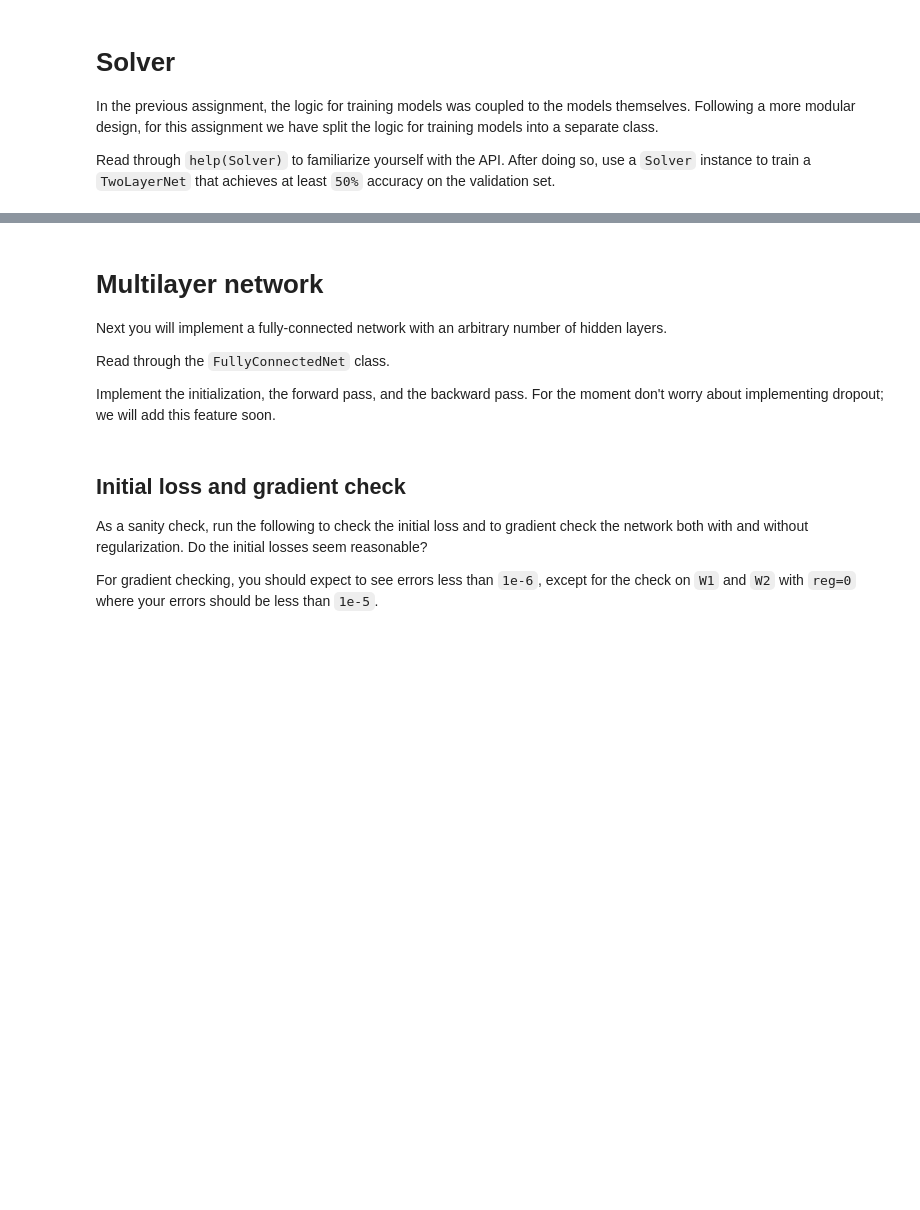
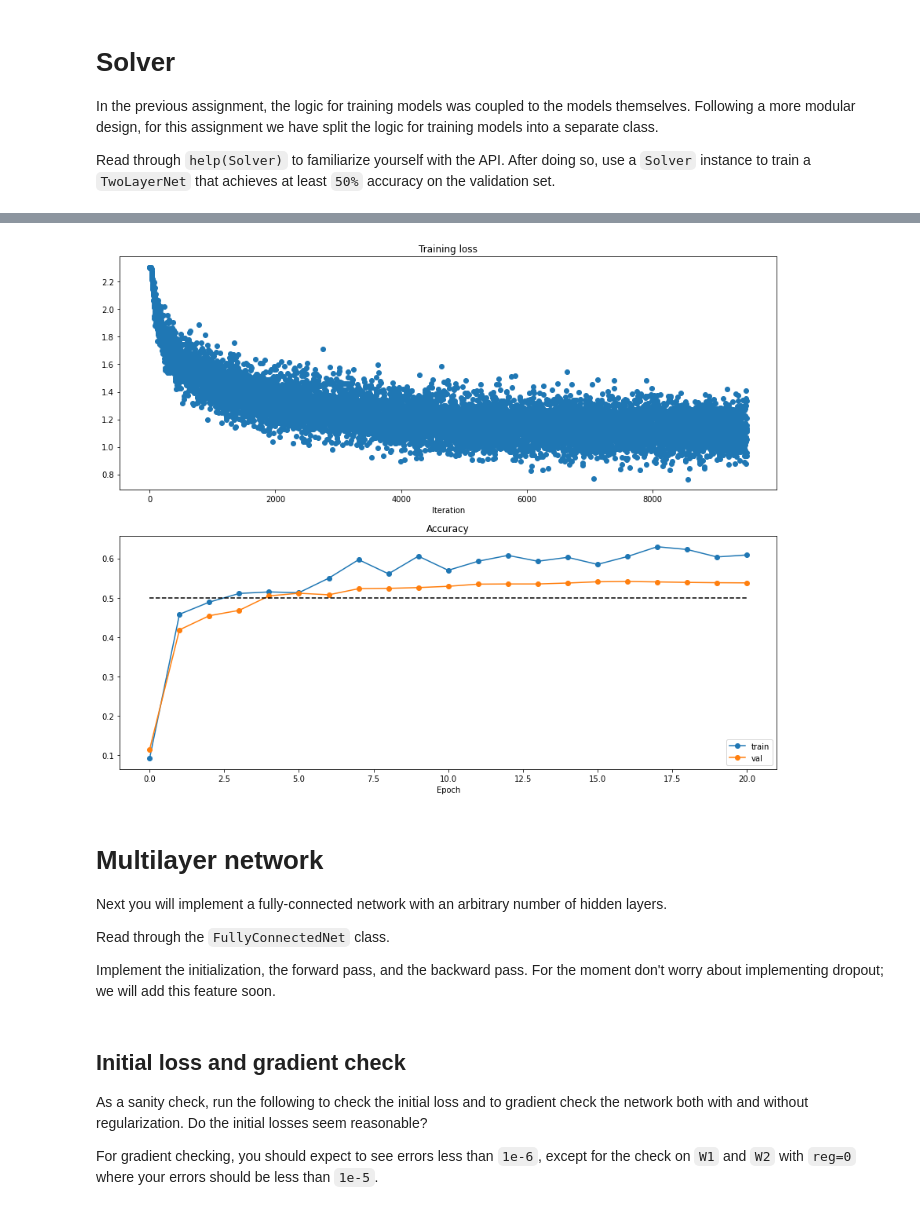
Before and after one commit to Cedric-Perauer/Michigan-State-Computer-Vision-2019-Assignments, a Jupyter notebook: A3/fully_connected_networks.ipynb, the cells around one changed output, grey strips where cells are left out. Drawn from its saved outputs; the diff is of its cells as text; code cells hidden in the pictures; blank space fills up the shorter version.

```diff
--- a/A3/fully_connected_networks.ipynb
+++ b/A3/fully_connected_networks.ipynb
@@ -208,18 +203,19 @@ def linear_forward(x, w, b):
   - cache: (x, w, b)
   """
   out = None
+  a = x.view(x.shape[0],-1)
 
-  x = x.view(x.shape[0],-1)
   #############################################################################
   # TODO: Implement the linear forward pass. Store the result in out. You     #
   # will need to reshape the input into rows.                                 #
   #############################################################################
   # Replace "pass" statement with your code
-  out = x @ w + b
+  out = a @ w + b
   #############################################################################
   #                              END OF YOUR CODE                             #
   #############################################################################
   cache = (x, w, b)
+
   return out, cache
 
 Linear.forward = linear_forward
@@ -605,6 +605,9 @@ class TwoLayerNet(object):
     - device: device to use for computation. 'cpu' or 'cuda'
     """
     self.params = {}
+
+
+
     self.reg = reg
 
     ###########################################################################
@@ -617,7 +620,10 @@ class TwoLayerNet(object):
     # weights and biases using the keys 'W2' and 'b2'.                        #
     ###########################################################################
     # Replace "pass" statement with your code
-    pass
+    self.params['W1'] = weight_scale * torch.randn(input_dim, hidden_dim,dtype=dtype, device=device)
+    self.params['b1'] = torch.zeros(hidden_dim, dtype=dtype, device=device)
+    self.params['W2'] = weight_scale * torch.randn(hidden_dim, num_classes, dtype=dtype, device=device)
+    self.params['b2'] = torch.zeros(num_classes, dtype=dtype, device=device)
     ###########################################################################
     #                            END OF YOUR CODE                             #
     ###########################################################################
@@ -647,7 +653,9 @@ class TwoLayerNet(object):
     # class scores for X and storing them in the scores variable.             #
     ###########################################################################
     # Replace "pass" statement with your code
-    pass
+    hidden, cache1 = Linear_ReLU.forward(X,self.params['W1'],self.params['b1'])
+    scores, cache2 = linear_forward(hidden,self.params['W2'],self.params['b2'])
+
     ###########################################################################
     #                            END OF YOUR CODE                             #
     ###########################################################################
@@ -668,7 +676,17 @@ class TwoLayerNet(object):
     # a factor of 0.5.                                                        #
     ###########################################################################
     # Replace "pass" statement with your code
-    pass
+
+    loss, dout = softmax_loss(scores,y)
+    loss += self.reg * (torch.sum(self.params['W1'] ** 2) + torch.sum(self.params['W2'] ** 2))
+    dhidden, grads['W2'], grads['b2'] = linear_backward(dout,cache2)
+    #L2
+    grads['W2'] +=   self.reg * self.params['W2'] * 2
+
+    dx, grads['W1'], grads['b1'] = Linear_ReLU.backward(dhidden,cache1)
+    #L2
+    grads['W1'] +=   self.reg * self.params['W1'] * 2
+
     ###########################################################################
     #                            END OF YOUR CODE                             #
     ###########################################################################
@@ -749,7 +799,8 @@ solver = None
 # 50% accuracy on the validation set.                                        #
 ##############################################################################
 # Replace "pass" statement with your code
-pass
+solve = Solver(model,data_dict,lr_decay=0.8, optim_config={'learning_rate':2e-1}, num_epochs=20, device='cuda')
+solve.train()
 ##############################################################################
 #                             END OF YOUR CODE                               #
 ##############################################################################
@@ -756,20 +825,22 @@ pass
 # %%
 # Run this cell to visualize training loss and train / val accuracy
 
 plt.subplot(2, 1, 1)
 plt.title('Training loss')
-plt.plot(solver.loss_history, 'o')
+plt.plot(solve.loss_history, 'o')
 plt.xlabel('Iteration')
 
 plt.subplot(2, 1, 2)
 plt.title('Accuracy')
-plt.plot(solver.train_acc_history, '-o', label='train')
-plt.plot(solver.val_acc_history, '-o', label='val')
-plt.plot([0.5] * len(solver.val_acc_history), 'k--')
+plt.plot(solve.train_acc_history, '-o', label='train')
+plt.plot(solve.val_acc_history, '-o', label='val')
+plt.plot([0.5] * len(solve.val_acc_history), 'k--')
 plt.xlabel('Epoch')
 plt.legend(loc='lower right')
 plt.gcf().set_size_inches(15, 12)
 plt.show()
+# %% [output]
+[figure, added]
 # %% [markdown]
 # Multilayer network
 Next you will implement a fully-connected network with an arbitrary number of hidden layers.
```
Also changed, not shown: parts of 30 cells of this notebook.
